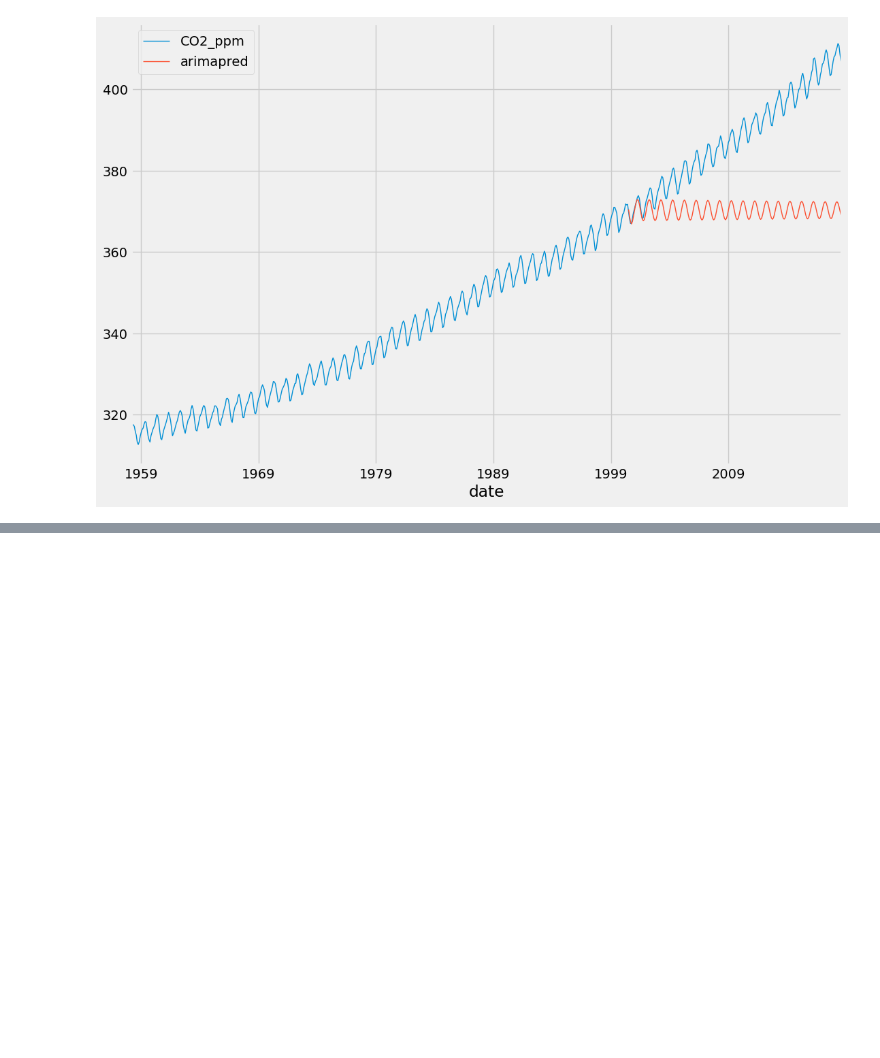
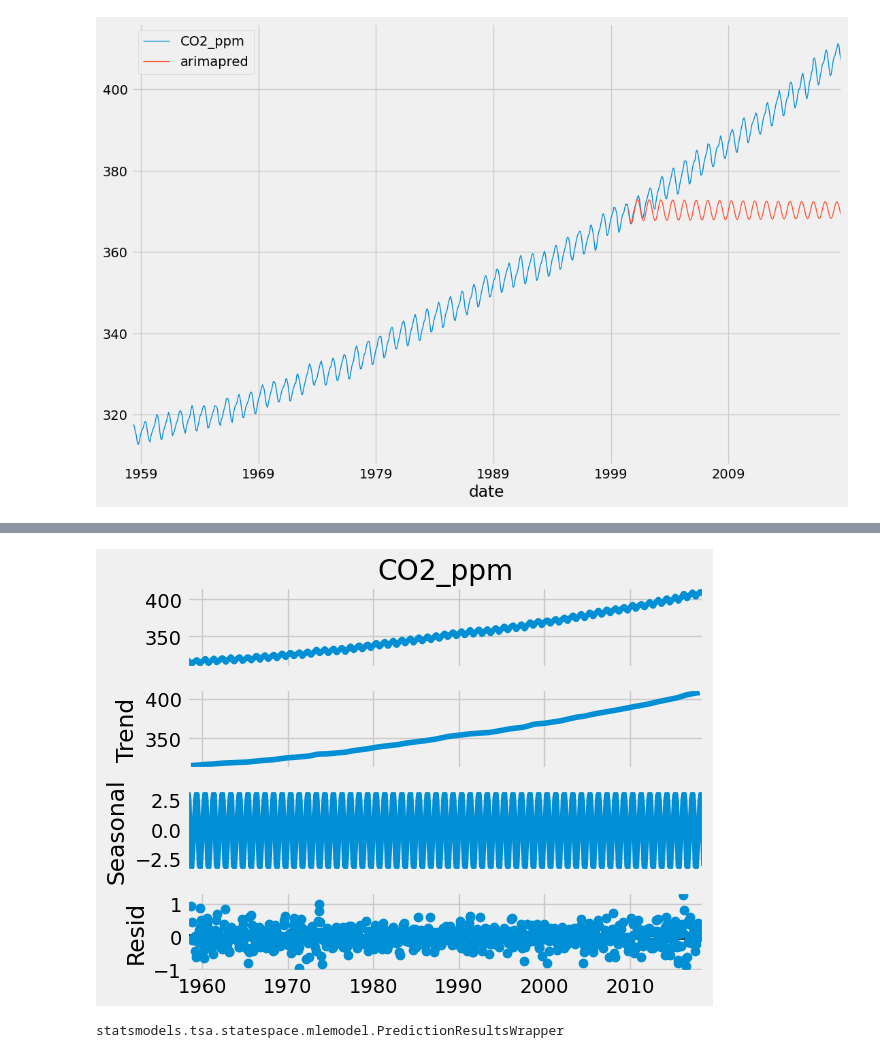
Before and after one commit to debhere/Experiments, a Jupyter notebook: CO2 Levels/co2_levels_V0.1.ipynb, the cells around one changed output, grey strips where cells are left out. Drawn from its saved outputs; the diff is of its cells as text; code cells hidden in the pictures; blank space fills up the shorter version.

```diff
--- a/CO2 Levels/co2_levels_V0.1.ipynb
+++ b/CO2 Levels/co2_levels_V0.1.ipynb
@@ -198 +202,7 @@ Warnings:
+# %%
+decom_results = seasonal_decompose(co['CO2_ppm'], period=12)
+decom_results.plot()
+plt.show()
+# %% [output]
+[figure, added]
 # %%
@@ -200,0 +213,5 @@ sarima_fitted = sarima.fit()
+# %%
+forecasts = sarima_fitted.get_forecast(12)
+type(forecasts)
+# %% [output]
+statsmodels.tsa.statespace.mlemodel.PredictionResultsWrapper
```
Also changed, not shown: parts of 15 cells of this notebook.
